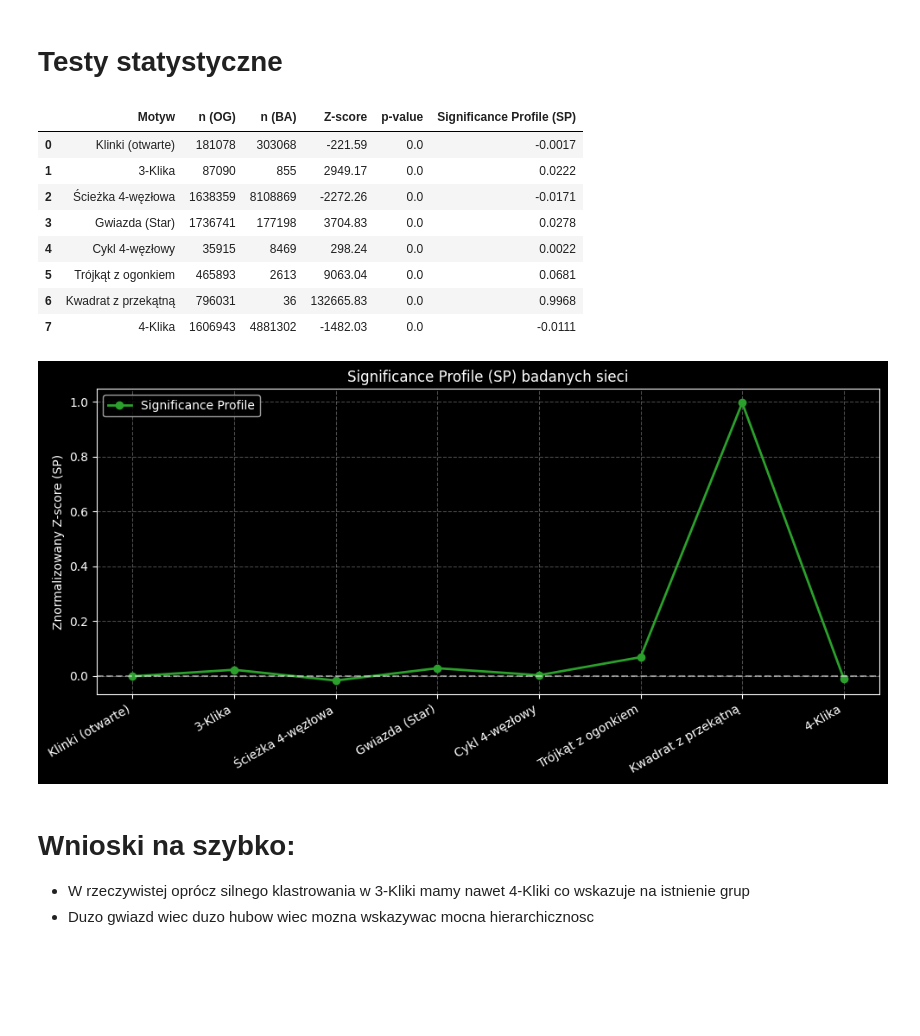
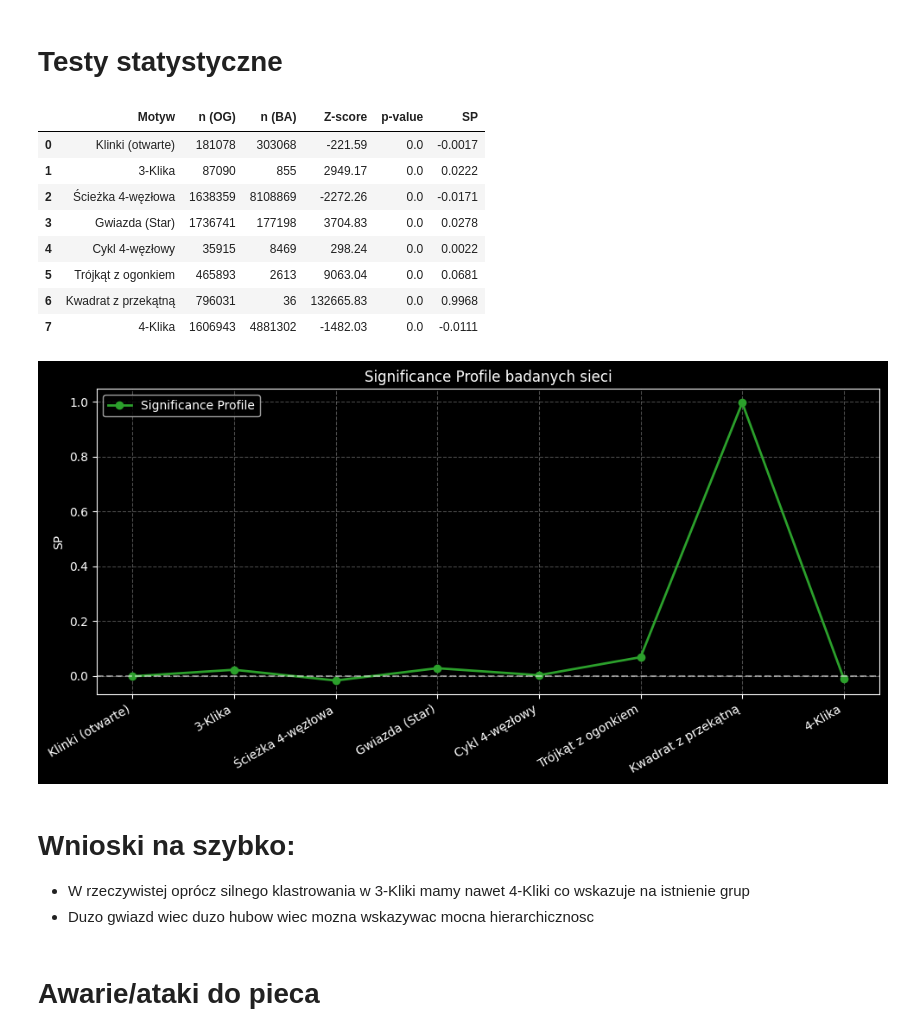
Before and after one commit to Drag0neUsz/complex-networks-L6-motifs, a Jupyter notebook: sample.ipynb, the cells around one changed output. Cells and saved outputs as stored; diff of their text form; code cells hidden in the pictures; blank space fills up the shorter version.

```diff
--- a/sample.ipynb
+++ b/sample.ipynb
@@ -167,7 +175,7 @@ def calculate_network_stats(df):
             "n (BA)": rand,
             "Z-score": np.round(z_scores, 2),
             "p-value": p_values,
-            "Significance Profile (SP)": np.round(sp_profile, 4),
+            "SP": np.round(sp_profile, 4),
         }
     )
     return df_results, sp_profile
@@ -177,7 +185,7 @@ def calculate_network_stats(df):
 df_stats, sp_profile = calculate_network_stats(df_raw)
 df_stats
 # %% [output]
-|  | Motyw | n (OG) | n (BA) | Z-score | p-value | Significance Profile (SP) |
+|  | Motyw | n (OG) | n (BA) | Z-score | p-value | SP |
 | 0 | Klinki (otwarte) | 181078 | 303068 | -221.59 | 0.0 | -0.0017 |
 | 1 | 3-Klika | 87090 | 855 | 2949.17 | 0.0 | 0.0222 |
 | 2 | Ścieżka 4-węzłowa | 1638359 | 8108869 | -2272.26 | 0.0 | -0.0171 |
@@ -189,27 +197,29 @@ df_stats
 # %%
 import matplotlib.pyplot as plt
 
 plt.figure(figsize=(10, 5))
 plt.plot(
     df_stats["Motyw"],
     sp_profile,
     marker="o",
     linewidth=2,
     color="#2CA02C",
     label="Significance Profile",
 )
 plt.axhline(0, color="white", linestyle="--", alpha=0.5)
 
-plt.title("Significance Profile (SP) badanych sieci")
+plt.title("Significance Profile badanych sieci")
 plt.xticks(rotation=30, ha="right")
-plt.ylabel("Znormalizowany Z-score (SP)")
+plt.ylabel("SP")
 plt.grid(True, ls="--", alpha=0.3)
 plt.legend()
 plt.tight_layout()
 plt.show()
 # %% [output]
-[figure, old version]
+[figure, new version]
 # %% [markdown]
 # Wnioski na szybko:
 * W rzeczywistej oprócz silnego klastrowania w 3-Kliki mamy nawet 4-Kliki co wskazuje na istnienie grup
 * Duzo gwiazd wiec duzo hubow wiec mozna wskazywac mocna hierarchicznosc
+# %% [markdown]
+# Awarie/ataki do pieca
```
Also changed, not shown: parts of 4 cells of this notebook.
